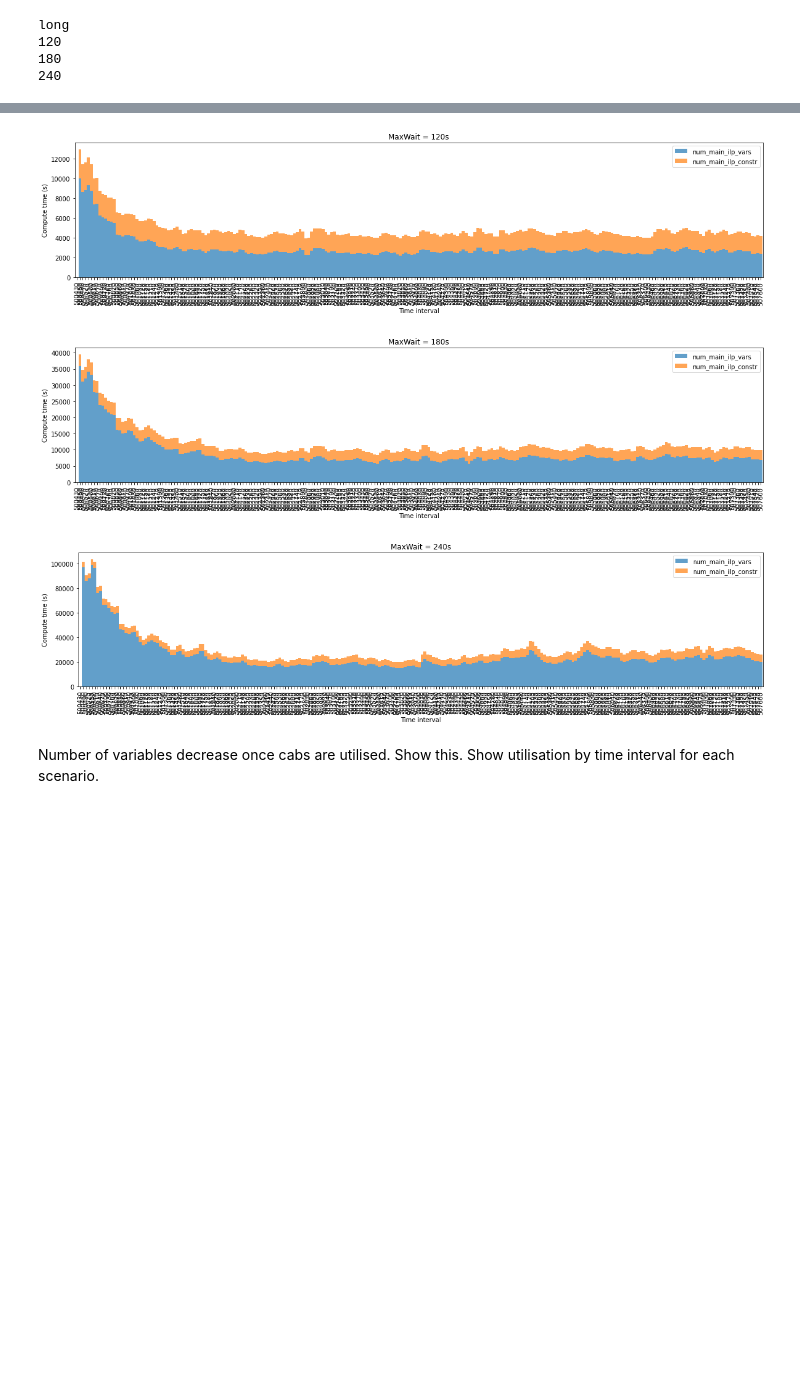
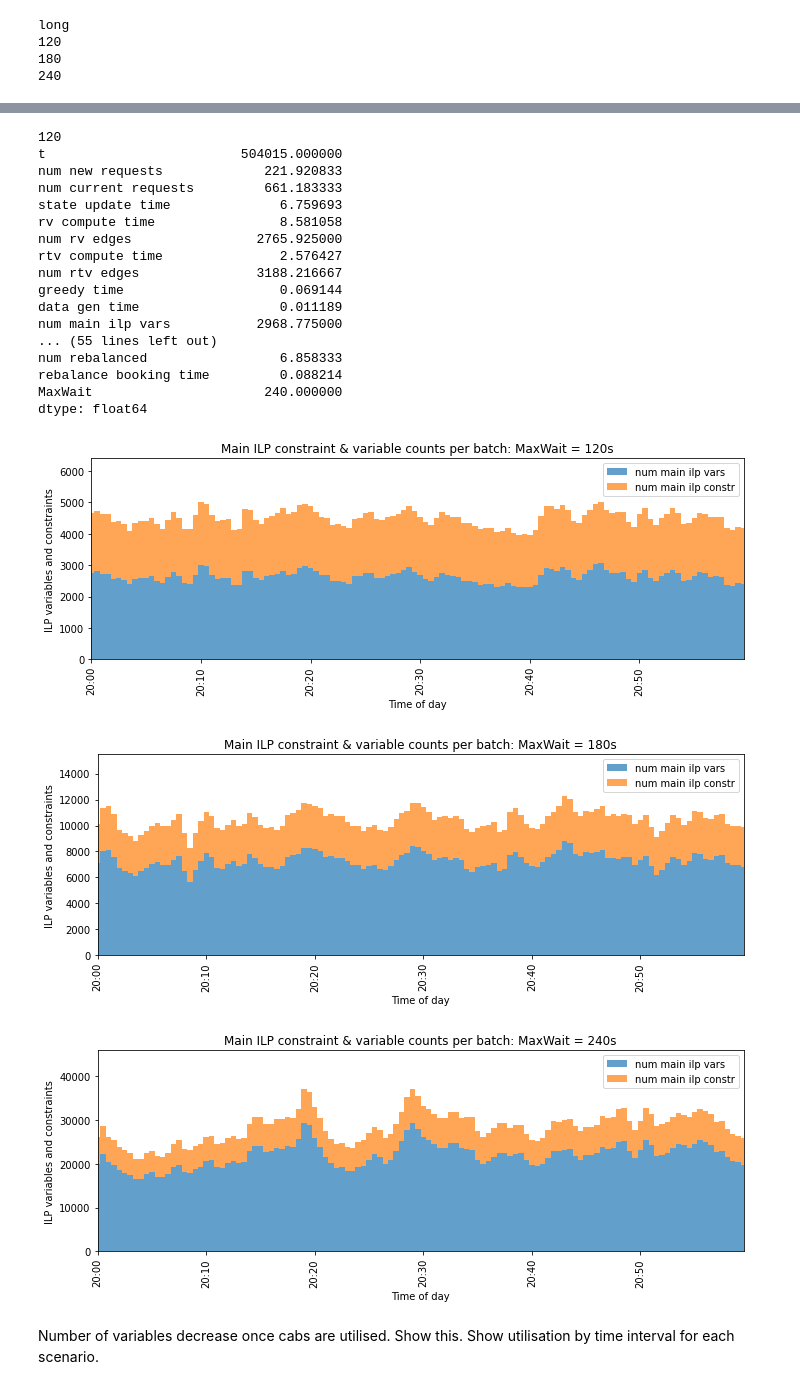
Before and after one commit to MrRobboWilliamson/ride-share, a Jupyter notebook: ComputationAnalysis.ipynb, the cells around one changed output, grey strips where cells are left out. Cells and saved outputs as stored; diff of their text form; code cells hidden in the pictures; blank space fills up the shorter version.

```diff
--- a/ComputationAnalysis.ipynb
+++ b/ComputationAnalysis.ipynb
@@ -83,15 +119,23 @@ ilp_cols = [col for col in comp_logs['240'] if "ilp" in col]
 # just the ILP times
 for MW,data in time_data.groupby(['MaxWait']):
 
-    fig,ax = plt.subplots(figsize=(20,4))
+    fig,ax = plt.subplots(figsize=(10,4))
     data.set_index(['t']).\
         rolling(2).mean().\
-        loc[:,['main_ilp_time','bal_ilp_time']].\
+        loc[:,['main ilp time','bal ilp time']].\
         plot(kind='bar',stacked=True,ax=ax,width=1,alpha=0.7)
 
-    ax.set_title(f"MaxWait = {MW}s")
-    ax.set_xlabel("Time interval")
+    ax.set_xticks(sec_ticks)
+    ax.set_xticklabels(st_labels)
+    ax.set_title(f"Total ILP compute time per batch: MaxWait = {MW}s")
+    ax.set_xlabel("Time of day")
     ax.set_ylabel("Compute time (s)")
+    plt.legend(loc='upper right')
+    plt.xlim([120,239])
 
-    plt.legend(loc='upper right')
+    # get max time
+    max_time = data.loc[data['t']>MINT+3600,['main ilp time','bal ilp time']].sum(axis=1).max()
+    plt.ylim([0,max_time*1.05])
+    plt.tight_layout()
+    plt.savefig(f"results/ilp_time_{MW}.jpg")
 # %% [output]
@@ -101,23 +145,54 @@ for MW,data in time_data.groupby(['MaxWait']):
 # %%
 # plot the number of variables and constraints
 # just the ILP times
 for MW,data in time_data.groupby(['MaxWait']):
 
-    fig,ax = plt.subplots(figsize=(20,4))
+    fig,ax = plt.subplots(figsize=(10,4))
     data = comp_logs[str(MW)]
     data.set_index(['t']).\
         rolling(2).mean().\
-        loc[:,['num_main_ilp_vars','num_main_ilp_constr']].\
+        loc[:,['num main ilp vars','num main ilp constr']].\
         plot(kind='bar',stacked=True,ax=ax,width=1,alpha=0.7)
 
-    ax.set_title(f"MaxWait = {MW}s")
-    ax.set_xlabel("Time interval")
-    ax.set_ylabel("Compute time (s)")
 
+
+    print()
+    print(MW)
+    print(data.mean(axis=0))
+
+    ax.set_xticks(sec_ticks)
+    ax.set_xticklabels(st_labels)
+    ax.set_xlabel("Time of day")
+    ax.set_ylabel("ILP variables and constraints")
     plt.legend(loc='upper right')
+    plt.xlim([120,239])
+
+    # get max time
+    max_objs = data.loc[data['t']>MINT+3600,['num main ilp vars','num main ilp constr']].sum(axis=1).max()
+    ax.set_title(f"Main ILP constraint & variable counts per batch: MaxWait = {MW}s")
+    plt.ylim([0,max_objs*1.05])
+    plt.tight_layout()
+    plt.savefig(f"results/ilp_objs_{MW}.jpg")
 # %% [output]
+120
+t                         504015.000000
+num new requests             221.920833
+num current requests         661.183333
+state update time              6.759693
+rv compute time                8.581058
+num rv edges                2765.925000
+rtv compute time               2.576427
+num rtv edges               3188.216667
+greedy time                    0.069144
+data gen time                  0.011189
+num main ilp vars           2968.775000
+... (55 lines left out)
+num rebalanced                 6.858333
+rebalance booking time         0.088214
+MaxWait                      240.000000
+dtype: float64
-[figure, old version]
+[figure, new version]
-[figure, old version]
+[figure, new version]
-[figure, old version]
+[figure, new version]
 # %% [markdown]
 Number of variables decrease once cabs are utilised. Show this. Show utilisation by time interval for each scenario.
```
Also changed, not shown: parts of 8 cells of this notebook, 24 other files.
